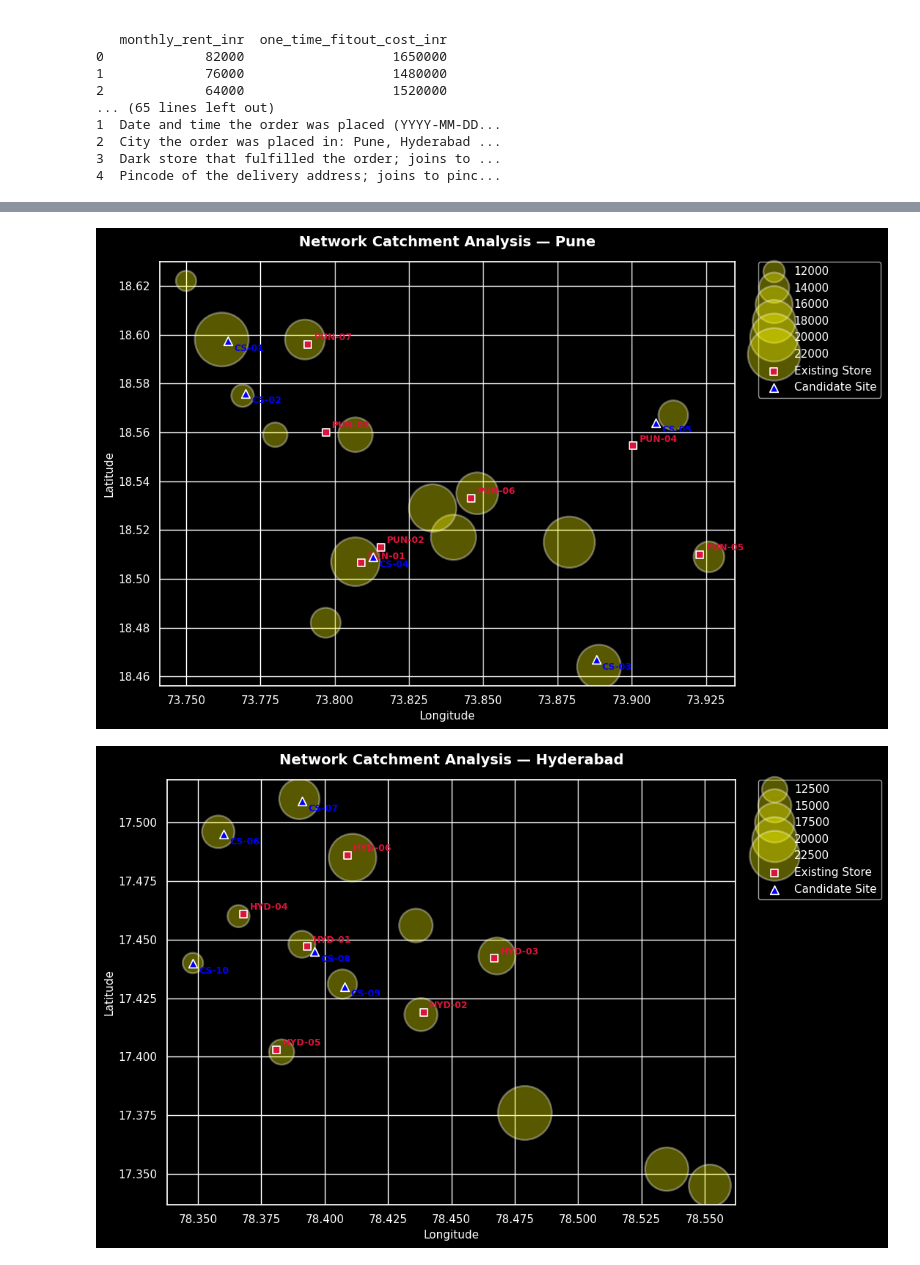
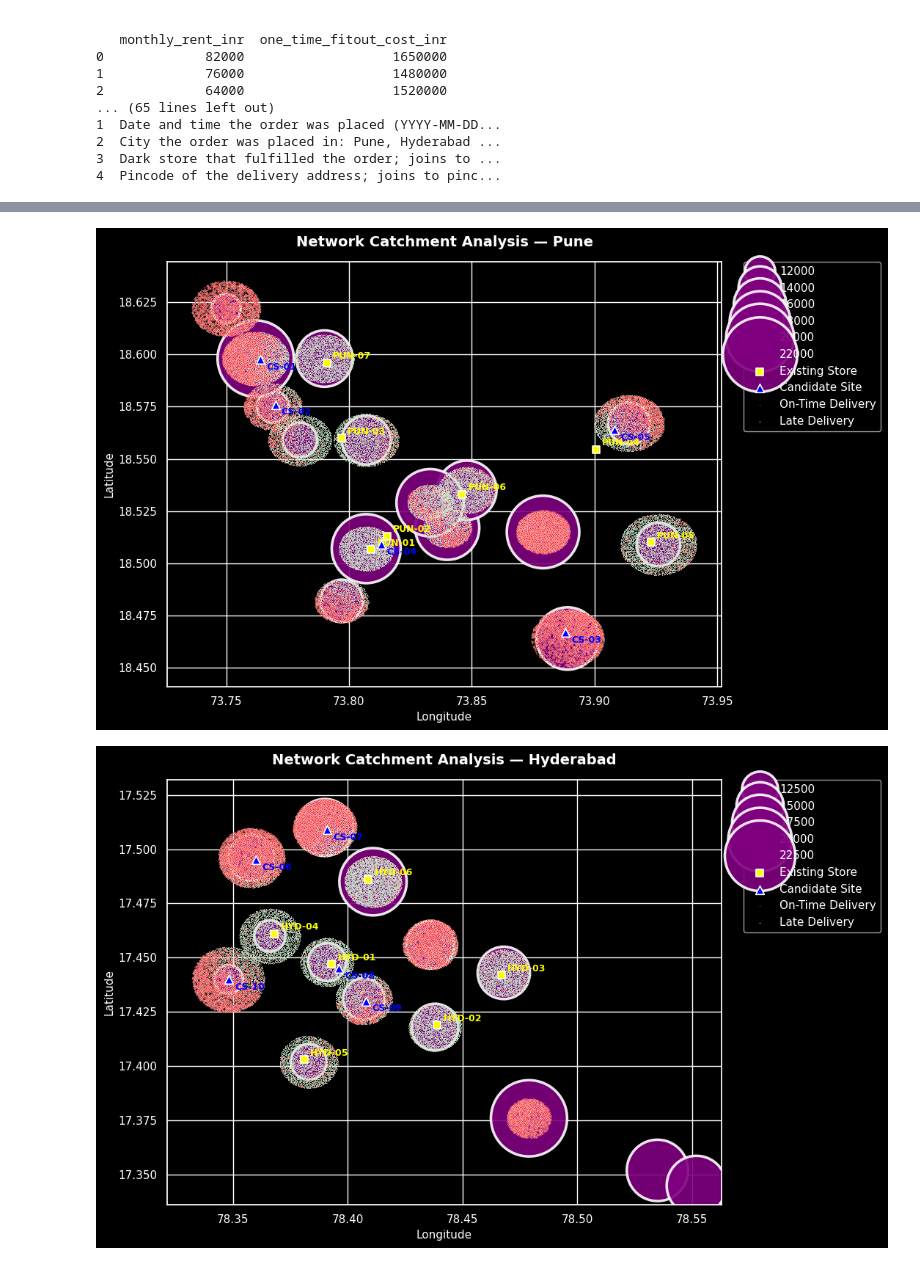
Before and after one commit to jeetb270/Stratify_2026_Dark_Matter, a Jupyter notebook: stratify_2026.ipynb, the cells around one changed output, grey strips where cells are left out. Saved outputs shown, nothing was run; the diff lists cells and outputs as text; code cells hidden in the pictures.

```diff
--- a/stratify_2026.ipynb
+++ b/stratify_2026.ipynb
@@ -36,6 +42,8 @@ Candidate Sites:
 3  Dark store that fulfilled the order; joins to ...
 4  Pincode of the delivery address; joins to pinc...
 # %%
+# CLEANING DATA
+
 # Convert date and time columns to datetime objects
 order_log['order_timestamp'] = pd.to_datetime(order_log['order_timestamp'])
 store_master['go_live_date'] = pd.to_datetime(store_master['go_live_date'])
@@ -44,12 +52,12 @@ store_master['go_live_date'] = pd.to_datetime(store_master['go_live_date'])
 order_log['order_month'] = order_log['order_timestamp'].dt.to_period('M')
 
 # Create a breach flag: True if actual_delivery_min > promised_delivery_min
-order_log['is_breached'] = order_log['actual_delivery_min'] > order_log['promised_delivery_min']
+order_log['breach'] = order_log['actual_delivery_min'] > order_log['promised_delivery_min']
 
 # Drop any potential duplicates in the order log
 order_log = order_log.drop_duplicates(subset=['order_id'])
 
 print("Data cleaning completed.")
-print(order_log[['order_id', 'order_timestamp', 'is_breached']].head())
+print(order_log[['order_id', 'order_timestamp', 'breach']].head())
 # %% [output]
 Data cleaning completed.
@@ -62,4 +70,6 @@ Data cleaning completed.
 # %%
+# CREATING A VISUAL
+
 # Set the plot style
 sns.set_theme(style="darkgrid")
 plt.style.use('dark_background')
@@ -72,6 +82,7 @@ for city in cities:
     city_pincodes = pincode_den[pincode_den['city'] == city]
     city_stores = store_master[store_master['city'] == city]
     city_candidates = cand_sites[cand_sites['city'] == city]
+    city_orders = order_log[order_log['city'] == city]
 
     plt.figure(figsize=(11, 7))
 
@@ -81,9 +92,9 @@ for city in cities:
         x='pincode_centroid_lon',
         y='pincode_centroid_lat',
         size='population_density_per_sqkm',
-        sizes=(400, 2800),
-        alpha=0.35,
-        color='yellow',
+        sizes=(800, 5600),
+        alpha=0.90,
+        color='purple',
         legend='brief'
     )
 
@@ -91,7 +102,7 @@ for city in cities:
     plt.scatter(
         city_stores['store_lon'],
         city_stores['store_lat'],
-        color='crimson',
+        color='yellow',
         marker='s',        # Square marker
         s=60,
         edgecolor='white',
@@ -113,34 +124,59 @@ for city in cities:
         label='Candidate Site'
     )
 
+    on_time = city_orders[city_orders['actual_delivery_min'] <= city_orders['promised_delivery_min']]
+    delayed = city_orders[city_orders['actual_delivery_min'] > city_orders['promised_delivery_min']]
+
+    plt.scatter(
+        on_time['delivery_lon'],
+        on_time['delivery_lat'],
+        s=0.2,
+        color='green',
+        edgecolor='white',
+        linewidth=0.2,
+        zorder=1,
+        label='On-Time Delivery'
+    )
+
+    plt.scatter(
+        delayed['delivery_lon'],
+        delayed['delivery_lat'],
+        s=1,
+        color='red',
+        edgecolor='white',
+        linewidth=0.2,
+        zorder=1,
+        label='Late Delivery'
+    )
+
     # Annotate store IDs
     for _, row in city_stores.iterrows():
         plt.annotate(
             row['store_id'],
             (row['store_lon'], row['store_lat']),
-            fontsize=9, fontweight='bold', color='crimson',
+            fontsize=9, fontweight='bold', color='yellow',
             xytext=(6, 4), textcoords='offset points'
         )
 
     # Annotate candidate site IDs
     for _, row in city_candidates.iterrows():
         plt.annotate(
             row['site_id'],
             (row['site_lon'], row['site_lat']),
             fontsize=9, fontweight='bold', color='blue',
             xytext=(6, -10), textcoords='offset points'
         )
 
     # Styling and Labels
     plt.title(f'Network Catchment Analysis — {city}', fontsize=14, fontweight='bold', pad=15)
     plt.xlabel('Longitude', fontsize=11)
     plt.ylabel('Latitude', fontsize=11)
 
     # Place legend outside plot area
     plt.legend(bbox_to_anchor=(1.04, 1), loc="upper left", borderaxespad=0)
     plt.tight_layout()
 
     plt.show()
 # %% [output]
-[figure, old version]
+[figure, new version]
-[figure, old version]
+[figure, new version]
```
Also changed, not shown: parts of 6 cells of this notebook.
